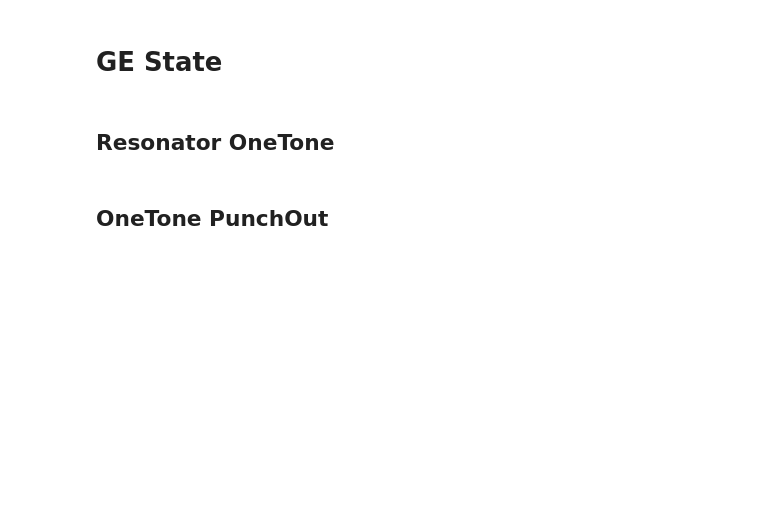
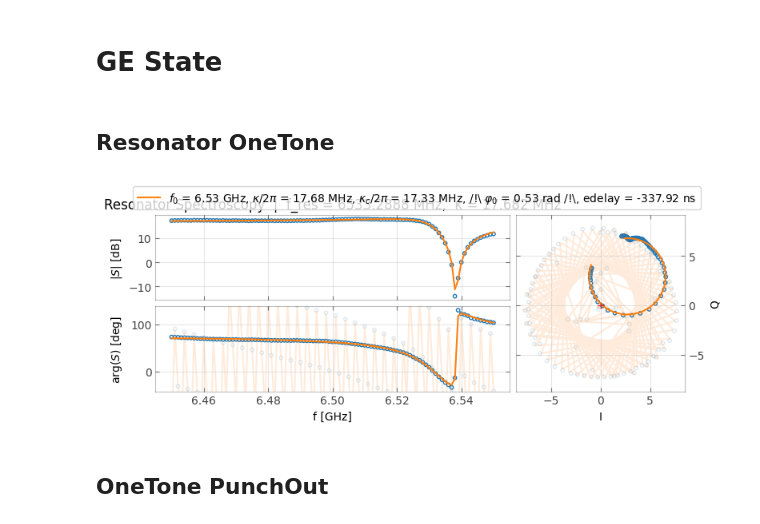
Before and after one commit to JayChien04717/SQC_soc, a Jupyter notebook: QickworkspaceV2.ipynb, the cells around one changed output. Saved outputs shown, nothing was run; the diff lists cells and outputs as text; code cells hidden in the pictures; blank space fills up the shorter version.

```diff
--- a/QickworkspaceV2.ipynb
+++ b/QickworkspaceV2.ipynb
@@ -61,5 +82,3 @@ tof.saveLabber(qubit)
-# %%
-config_all.update("trig_time", 0.49, q_index=qubit)
 # %% [markdown]
 # YOKO Setting
 # %%
@@ -94,29 +113,32 @@ config_all.update("trig_time", 0.49, q_index=qubit)
 # %%
 from QickworkspaceV2.experiments.resonator import ResonatorSpec
 
-START_FREQ = config_all.get_qubit(qubit)["res_freq_ge"] - 10  # [MHz]
-STOP_FREQ  = config_all.get_qubit(qubit)["res_freq_ge"] + 10  # [MHz]
-# START_FREQ = 6532 - 100  # [MHz]
-# STOP_FREQ  = 6532 + 100  # [MHz]
+START_FREQ = config_all.get_qubit(qubit)["res_freq_ge"] - 100  # [MHz]
+STOP_FREQ  = config_all.get_qubit(qubit)["res_freq_ge"] + 100  # [MHz]
+START_FREQ = 6500-50  # [MHz]
+STOP_FREQ  = 6500+50  # [MHz]
+
 
 STEPS = 101
 
 config_all.update("res.res_gain_ge", 0.4, q_index=qubit)
 run_cfg = config_all.get_qubit(qubit)
 
 run_cfg.update(
     [
         ("steps", STEPS),
         ("res_freq_ge", QickSweep1D("freqloop", START_FREQ, STOP_FREQ)),
         ("relax_delay", 0),
     ]
 )
 
 onetone = ResonatorSpec(run_cfg)
 result = onetone.run(py_avg=5, solve_type="hm")
 ## update value ##
-config_all.update("res_freq_ge", round(result['Fres(GHz)'] * 1e3, 4), q_index=qubit)
+config_all.update("res_freq_ge", result.fit_result['f_res[MHz]'][0], q_index=qubit)
 # onetone.saveLabber(qubit, yoko_value=None, config_all=config_all)
+# %% [output]
+[figure, added]
 # %% [markdown]
 ## OneTone PunchOut
 # %%
```
Also changed, not shown: parts of 12 cells of this notebook.
